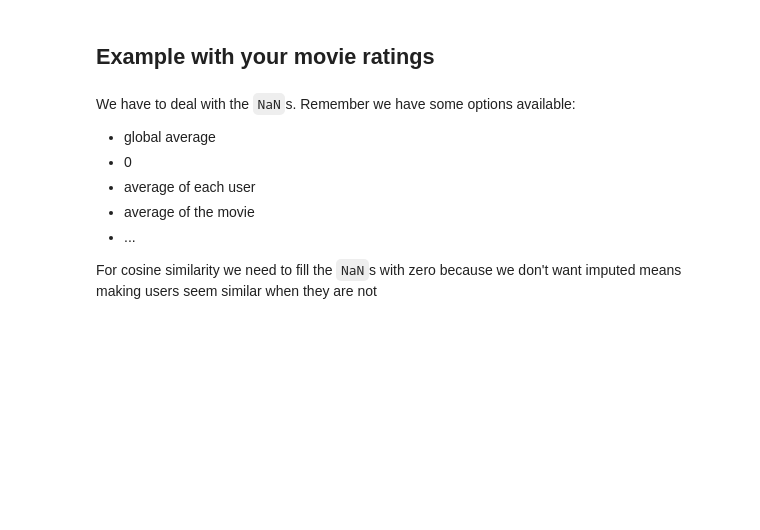
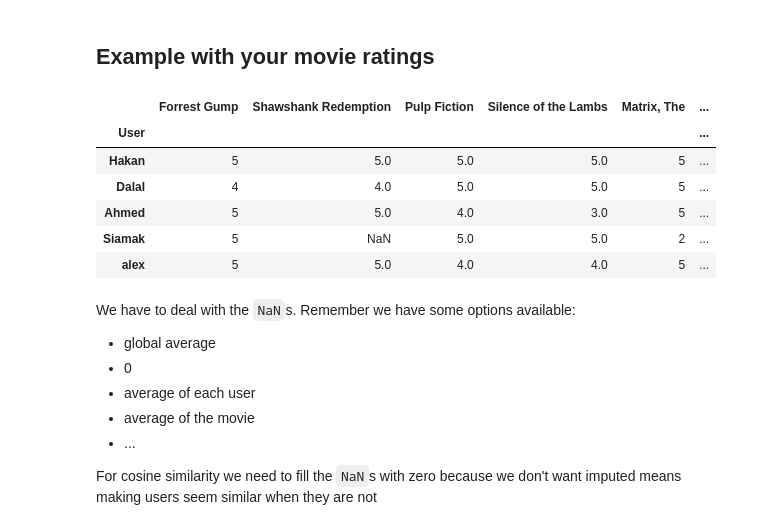
Before and after one commit to RosiNantis/Projects_from_Spiced_personal, a Jupyter notebook: week_10/10.4.cosine_similarity/cosine_similarity_sri.ipynb, the cells around one changed output. Cells and saved outputs as stored; diff of their text form; code cells hidden in the pictures; blank space fills up the shorter version.

```diff
--- a/week_10/10.4.cosine_similarity/cosine_similarity_sri.ipynb
+++ b/week_10/10.4.cosine_similarity/cosine_similarity_sri.ipynb
@@ -72,3 +74,13 @@ from sklearn.metrics.pairwise import cosine_similarity
+# %%
+R.sample(5)
+# %% [output]
+|  | Forrest Gump | Shawshank Redemption | Pulp Fiction | Silence of the Lambs | Matrix, The | ... |
+| User |  |  |  |  |  | ... |
+| Hakan | 5 | 5.0 | 5.0 | 5.0 | 5 | ... |
+| Dalal | 4 | 4.0 | 5.0 | 5.0 | 5 | ... |
+| Ahmed | 5 | 5.0 | 4.0 | 3.0 | 5 | ... |
+| Siamak | 5 | NaN | 5.0 | 5.0 | 2 | ... |
+| alex | 5 | 5.0 | 4.0 | 4.0 | 5 | ... |
 # %% [markdown]
 We have to deal with the `NaN`s. Remember we have some options available:
 
```
Also changed, not shown: parts of 10 cells of this notebook.
